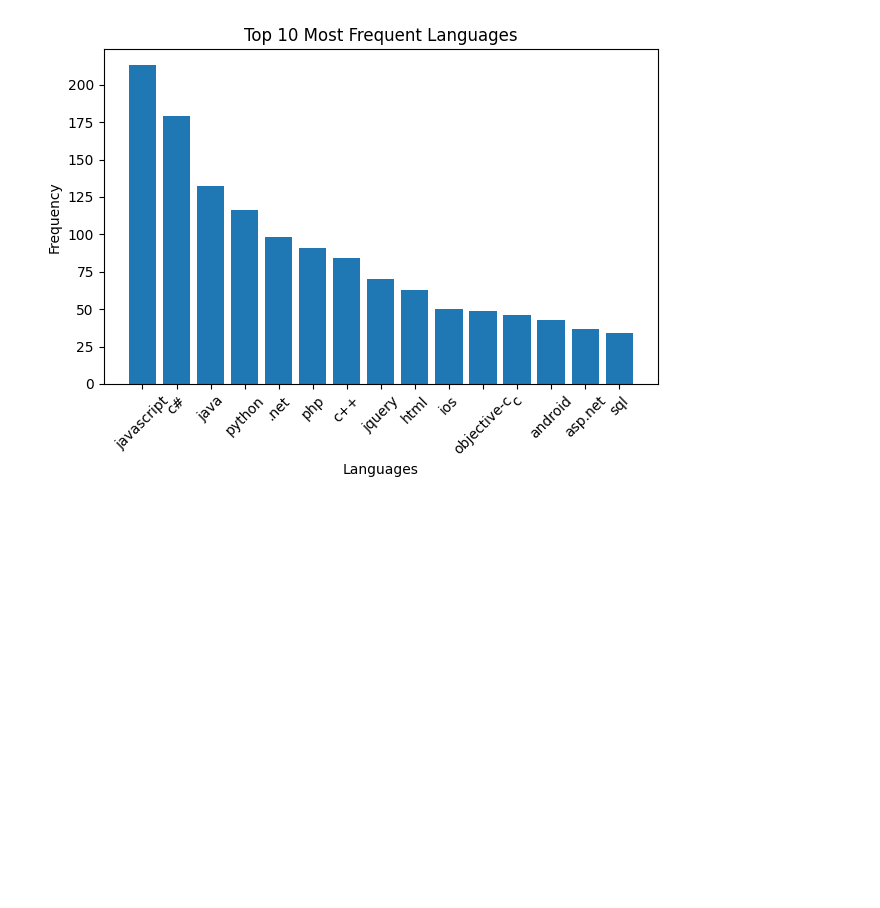
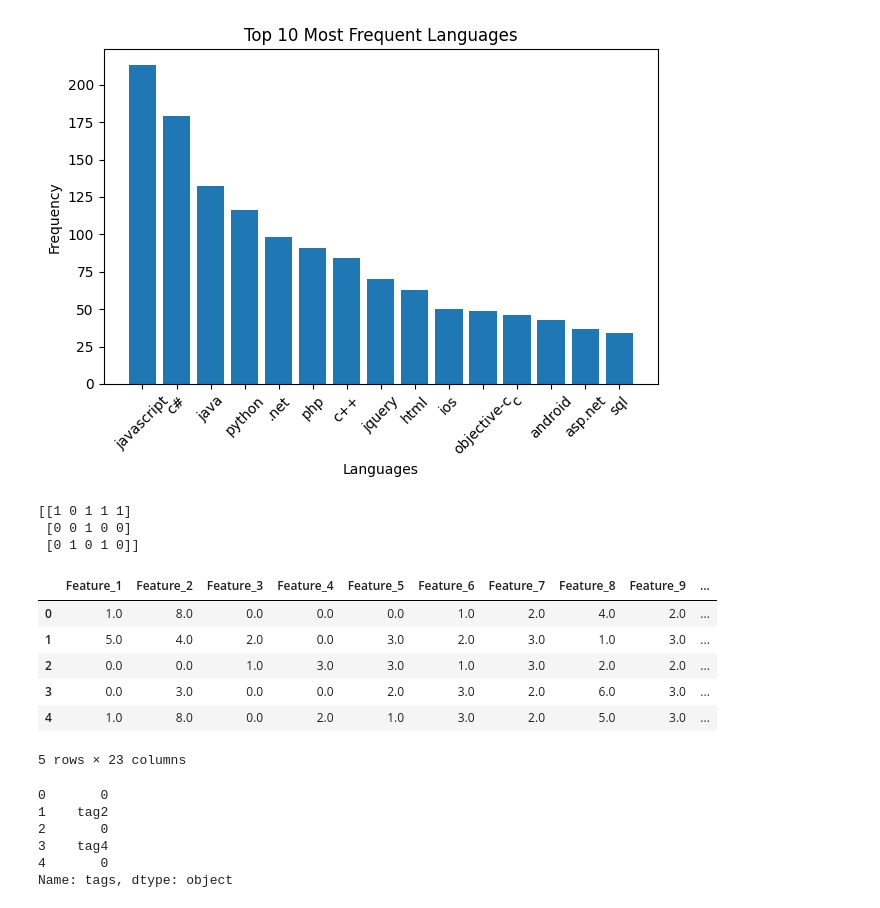
Before and after one commit to antussa2016/thesis_work, a Jupyter notebook: data_analysis/analysing_data.ipynb, the cells around one changed output. Cells and saved outputs as stored; diff of their text form; code cells hidden in the pictures; blank space fills up the shorter version.

```diff
--- a/data_analysis/analysing_data.ipynb
+++ b/data_analysis/analysing_data.ipynb
@@ -439,3 +439,45 @@ plt.tight_layout()
 plt.show()
 # %% [output]
 [figure]
+# %%
+from sklearn.preprocessing import MultiLabelBinarizer
+
+# Sample preferred languages
+preferred_languages = [['Python','.net','c#', 'JavaScript'], ['JavaScript'], ['Python', 'C++']]
+
+# Initialize MultiLabelBinarizer
+mlb = MultiLabelBinarizer()
+
+# Fit and transform preferred languages
+binary_matrix = mlb.fit_transform(preferred_languages)
+
+# Print the binary matrix
+print(binary_matrix)
+# %% [output]
+[[1 0 1 1 1]
+ [0 0 1 0 0]
+ [0 1 0 1 0]]
+# %%
+import pandas as pd
+from sklearn.datasets import make_multilabel_classification
+
+# Generate multilabel classification data
+X, y = make_multilabel_classification(n_samples=100, n_classes=3, n_labels=2, random_state=42)
+
+# Create a DataFrame to display the data
+data = pd.DataFrame(X, columns=[f'Feature_{i+1}' for i in range(X.shape[1])])
+labels = pd.DataFrame(y, columns=[f'Label_{i+1}' for i in range(y.shape[1])])
+
+# Concatenate data and labels along columns
+df = pd.concat([data, labels], axis=1)
+
+# Display the first few rows of the DataFrame
+df.head()
+# %% [output]
+|  | Feature_1 | Feature_2 | Feature_3 | Feature_4 | Feature_5 | Feature_6 | Feature_7 | Feature_8 | Feature_9 | ... |
+| 0 | 1.0 | 8.0 | 0.0 | 0.0 | 0.0 | 1.0 | 2.0 | 4.0 | 2.0 | ... |
+| 1 | 5.0 | 4.0 | 2.0 | 0.0 | 3.0 | 2.0 | 3.0 | 1.0 | 3.0 | ... |
+| 2 | 0.0 | 0.0 | 1.0 | 3.0 | 3.0 | 1.0 | 3.0 | 2.0 | 2.0 | ... |
+| 3 | 0.0 | 3.0 | 0.0 | 0.0 | 2.0 | 3.0 | 2.0 | 6.0 | 3.0 | ... |
+| 4 | 1.0 | 8.0 | 0.0 | 2.0 | 1.0 | 3.0 | 2.0 | 5.0 | 3.0 | ... |
+5 rows × 23 columns
@@ -441,0 +493,9 @@ plt.show()
+# %%
+df['tags']
+# %% [output]
+0       0
+1    tag2
+2       0
+3    tag4
+4       0
+Name: tags, dtype: object
```
Also changed, not shown: parts of 1 cell of this notebook.
